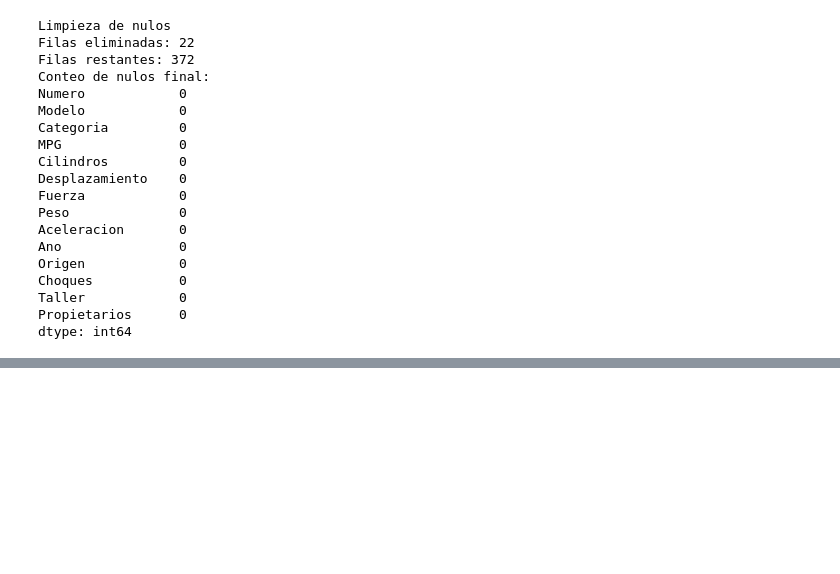
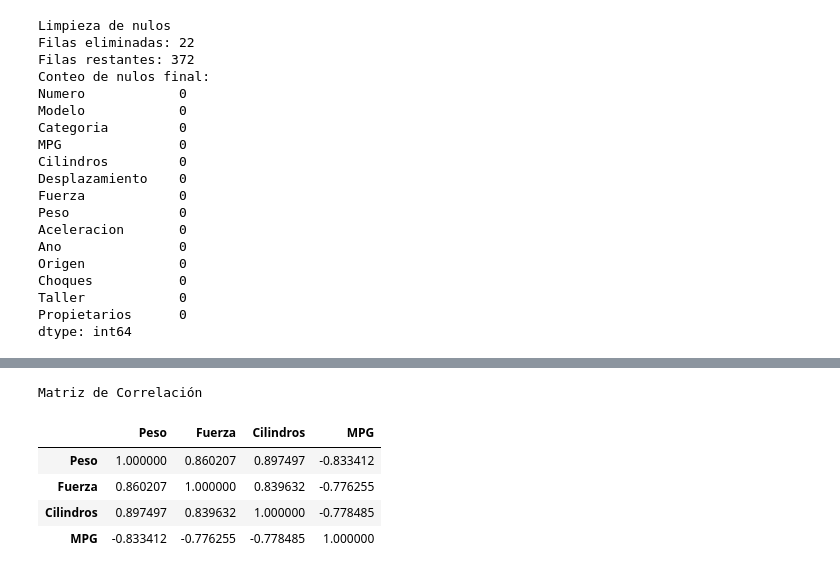
Before and after one commit to tomaspro56/EntregablesLogica, a Jupyter notebook: Analisis.ipynb, the cells around one changed output, grey strips where cells are left out. Cells and saved outputs as stored; diff of their text form; code cells hidden in the pictures; blank space fills up the shorter version.

```diff
--- a/Analisis.ipynb
+++ b/Analisis.ipynb
@@ -115,0 +146,14 @@ dtype: int64
+# %%
+# 3.3 Matriz de correlación entre las variables clave
+columnas_interes = ['Peso', 'Fuerza', 'Cilindros', 'MPG']
+matriz = df[columnas_interes].corr()
+
+print("Matriz de Correlación")
+display(matriz)
+# %% [output]
+Matriz de Correlación
+|  | Peso | Fuerza | Cilindros | MPG |
+| Peso | 1.000000 | 0.860207 | 0.897497 | -0.833412 |
+| Fuerza | 0.860207 | 1.000000 | 0.839632 | -0.776255 |
+| Cilindros | 0.897497 | 0.839632 | 1.000000 | -0.778485 |
+| MPG | -0.833412 | -0.776255 | -0.778485 | 1.000000 |
```
Also changed, not shown: parts of 9 cells of this notebook.
